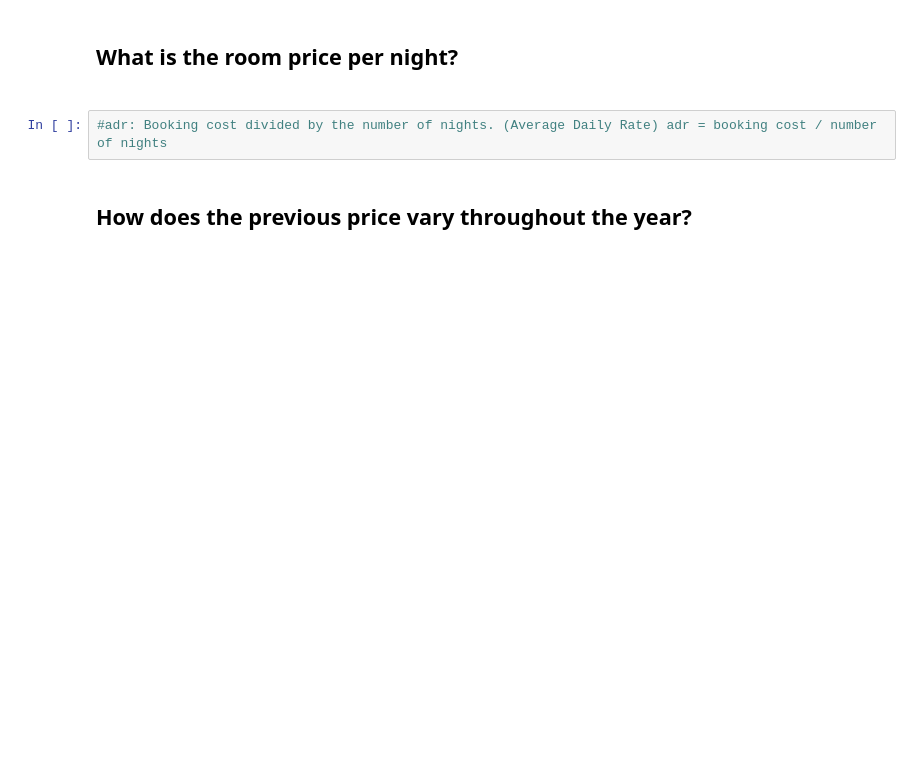
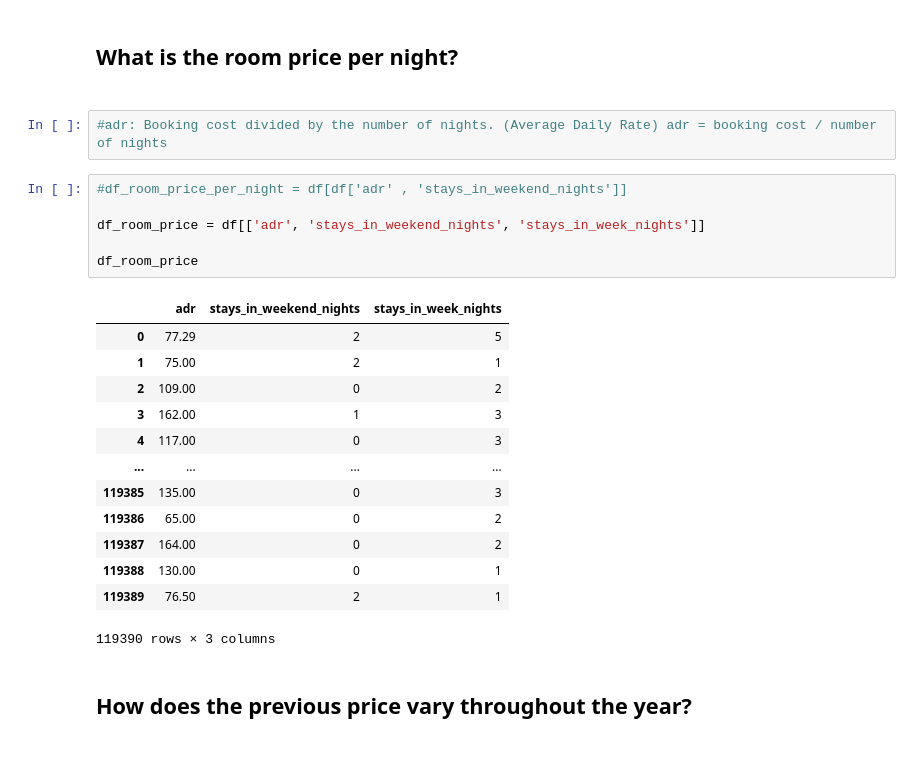
Before and after one commit to Nourfdss/stayforlong_test, a Jupyter notebook: test.ipynb, the cells around one changed output. Drawn from its saved outputs; the diff is of its cells as text; blank space fills up the shorter version.

```diff
--- a/test.ipynb
+++ b/test.ipynb
@@ -113,6 +149,26 @@ df.head()
 <h2>What is the room price per night?<h2>
 # %%
 #adr: Booking cost divided by the number of nights. (Average Daily Rate) adr = booking cost / number of nights
+# %%
+#df_room_price_per_night = df[df['adr' , 'stays_in_weekend_nights']]
+
+df_room_price = df[['adr', 'stays_in_weekend_nights', 'stays_in_week_nights']]
+
+df_room_price
+# %% [output]
+|  | adr | stays_in_weekend_nights | stays_in_week_nights |
+| 0 | 77.29 | 2 | 5 |
+| 1 | 75.00 | 2 | 1 |
+| 2 | 109.00 | 0 | 2 |
+| 3 | 162.00 | 1 | 3 |
+| 4 | 117.00 | 0 | 3 |
+| ... | ... | ... | ... |
+| 119385 | 135.00 | 0 | 3 |
+| 119386 | 65.00 | 0 | 2 |
+| 119387 | 164.00 | 0 | 2 |
+| 119388 | 130.00 | 0 | 1 |
+| 119389 | 76.50 | 2 | 1 |
+119390 rows × 3 columns
 # %% [markdown]
 <h2>How does the previous price vary throughout the year?<h2>
 # %%
```
Also changed, not shown: parts of 7 cells of this notebook.
